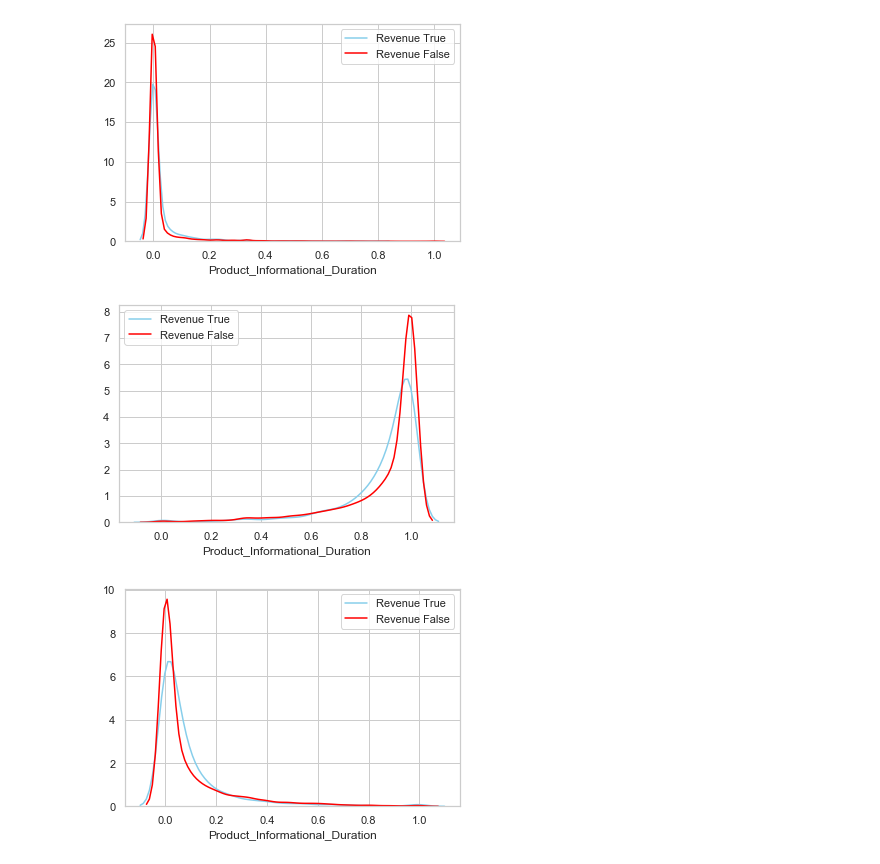
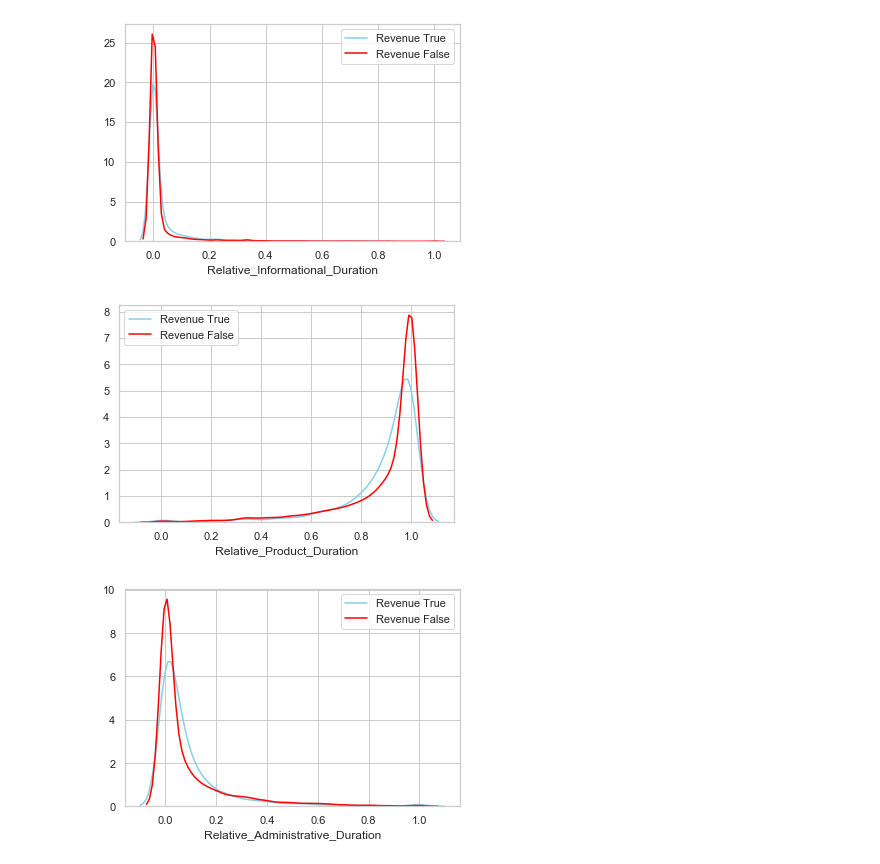
Before and after one commit to tjarktjark/shopping_behaviour, a Jupyter notebook: jupyter_notebooks/shopping_behaviour.data_exp.ipynb, the cells around one changed output. Drawn from its saved outputs; the diff is of its cells as text; code cells hidden in the pictures.

```diff
--- a/jupyter_notebooks/shopping_behaviour.data_exp.ipynb
+++ b/jupyter_notebooks/shopping_behaviour.data_exp.ipynb
@@ -291,11 +293,3 @@ sns.distplot( subset_false["BounceRates"] , hist=False, color="red", label="Reve
 plt.legend();
 # %% [output]
 [figure]
-# %%
-df['Exit_Bounce'] = df['ExitRates']*df['BounceRates']*100
-subset_true = df[df['Revenue'] == True]
-subset_false = df[df['Revenue'] == False]
-
-sns.distplot( subset_true["Exit_Bounce"], hist=False, color="skyblue", label="Revenue True")
-sns.distplot( subset_false["Exit_Bounce"] , hist=False, color="red", label="Revenue False")
-plt.legend();
@@ -330,31 +322,31 @@ plt.legend();
 # %% [output]
 [figure]
 # %%
-df['Product_Informational_Duration'] = df['Informational_Duration']/(df['Informational_Duration']+df['Administrative_Duration']+df['ProductRelated_Duration'])
+df['Relative_Informational_Duration'] = df['Informational_Duration']/(df['Informational_Duration']+df['Administrative_Duration']+df['ProductRelated_Duration'])
 subset_true = df[df['Revenue'] == True]
 subset_false = df[df['Revenue'] == False]
-sns.distplot( subset_true["Product_Informational_Duration"], hist=False, color="skyblue", label="Revenue True")
-sns.distplot( subset_false["Product_Informational_Duration"] , hist=False, color="red", label="Revenue False")
+sns.distplot( subset_true["Relative_Informational_Duration"], hist=False, color="skyblue", label="Revenue True")
+sns.distplot( subset_false["Relative_Informational_Duration"] , hist=False, color="red", label="Revenue False")
 plt.legend();
 # %% [output]
 [figure]
 # %%
-df['Product_Informational_Duration'] = df['ProductRelated_Duration']/(df['Informational_Duration']+df['Administrative_Duration']+df['ProductRelated_Duration'])
+df['Relative_Product_Duration'] = df['ProductRelated_Duration']/(df['Informational_Duration']+df['Administrative_Duration']+df['ProductRelated_Duration'])
 subset_true = df[df['Revenue'] == True]
 subset_false = df[df['Revenue'] == False]
-sns.distplot( subset_true["Product_Informational_Duration"], hist=False, color="skyblue", label="Revenue True")
-sns.distplot( subset_false["Product_Informational_Duration"] , hist=False, color="red", label="Revenue False")
+sns.distplot( subset_true["Relative_Product_Duration"], hist=False, color="skyblue", label="Revenue True")
+sns.distplot( subset_false["Relative_Product_Duration"] , hist=False, color="red", label="Revenue False")
 plt.legend();
 # %% [output]
-[figure, old version]
+[figure, new version]
 # %%
 # Measuring the time spent on a certain type of website relative the time spend on other types of websites (e.g.
 # product related vs. admistrative and informational) could be valuable for the classification task.
-df['Product_Informational_Duration'] = df['Administrative_Duration']/(df['Informational_Duration']+df['Administrative_Duration']+df['ProductRelated_Duration'])
+df['Relative_Administrative_Duration'] = df['Administrative_Duration']/(df['Informational_Duration']+df['Administrative_Duration']+df['ProductRelated_Duration'])
 subset_true = df[df['Revenue'] == True]
 subset_false = df[df['Revenue'] == False]
-sns.distplot( subset_true["Product_Informational_Duration"], hist=False, color="skyblue", label="Revenue True")
-sns.distplot( subset_false["Product_Informational_Duration"] , hist=False, color="red", label="Revenue False")
+sns.distplot( subset_true["Relative_Administrative_Duration"], hist=False, color="skyblue", label="Revenue True")
+sns.distplot( subset_false["Relative_Administrative_Duration"] , hist=False, color="red", label="Revenue False")
 plt.legend();
 # %% [output]
-[figure, old version]
+[figure, new version]
```
Also changed, not shown: parts of 16 cells of this notebook, 1 other file.
